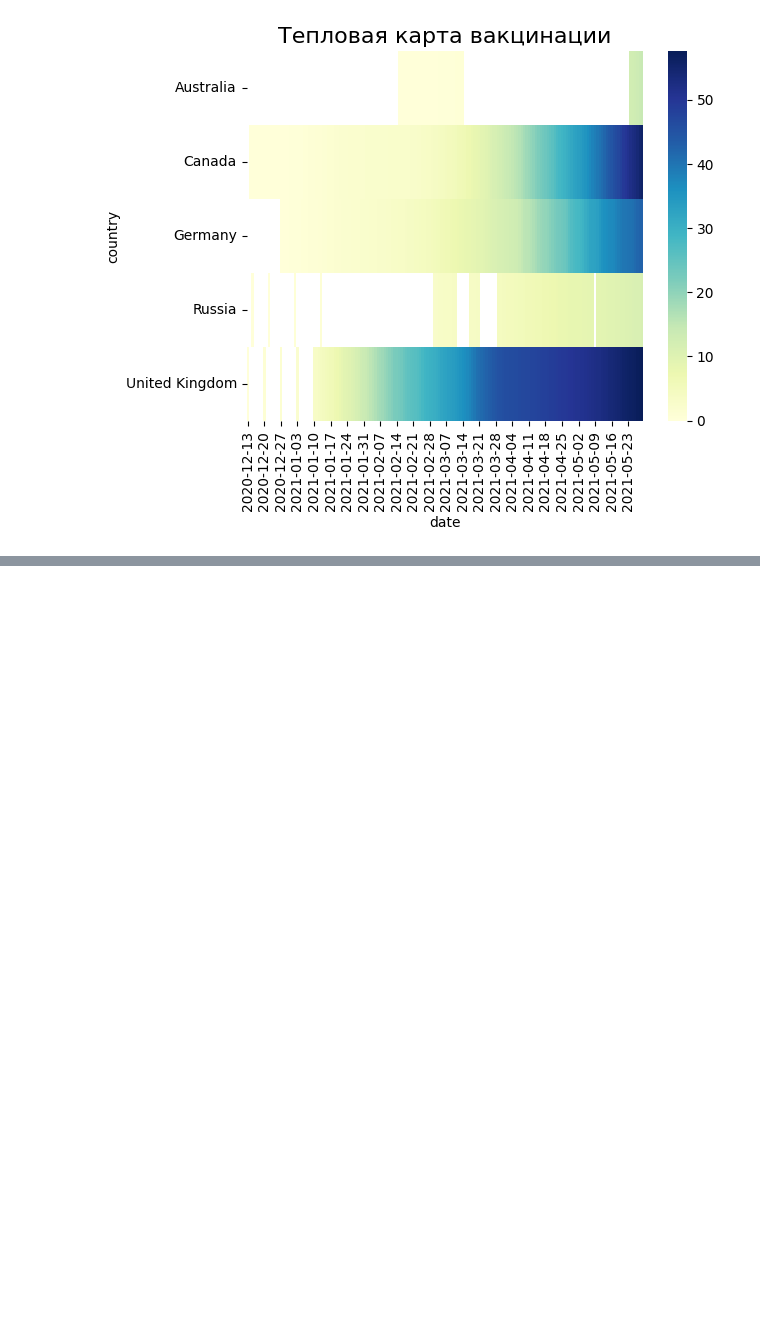
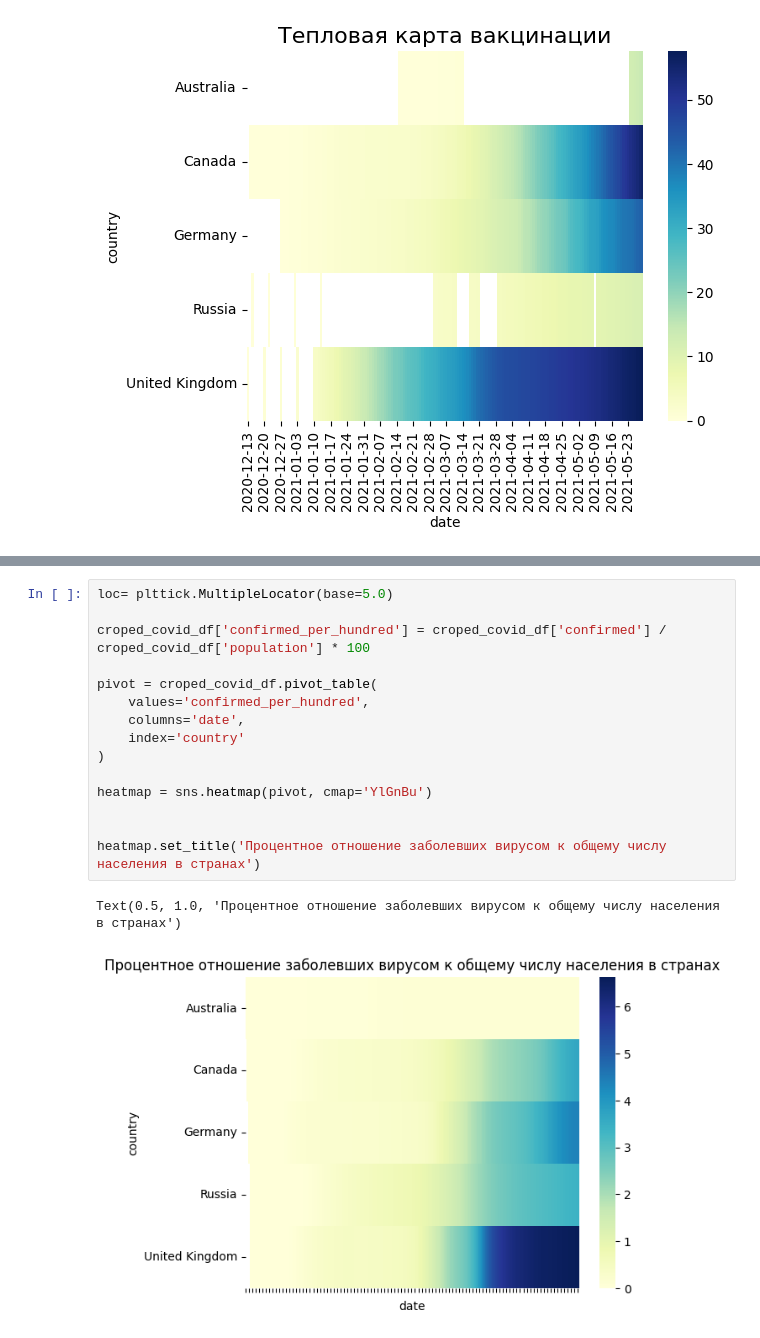
Before and after one commit to SudarickovIlya/DataCleaningProject, a Jupyter notebook: Visualization/Seaborn.ipynb, the cells around one changed output, grey strips where cells are left out. Cells and saved outputs as stored; diff of their text form; blank space fills up the shorter version.

```diff
--- a/Visualization/Seaborn.ipynb
+++ b/Visualization/Seaborn.ipynb
@@ -115,0 +126,18 @@ Text(0.5, 1.0, 'Тепловая карта вакцинации')
+# %%
+loc= plttick.MultipleLocator(base=5.0)
+
+croped_covid_df['confirmed_per_hundred'] = croped_covid_df['confirmed'] / croped_covid_df['population'] * 100
+
+pivot = croped_covid_df.pivot_table(
+    values='confirmed_per_hundred',
+    columns='date',
+    index='country'
+)
+
+heatmap = sns.heatmap(pivot, cmap='YlGnBu')
+
+
+heatmap.set_title('Процентное отношение заболевших вирусом к общему числу населения в странах')
+# %% [output]
+Text(0.5, 1.0, 'Процентное отношение заболевших вирусом к общему числу населения в странах')
+[figure, added]
```
Also changed, not shown: parts of 1 cell of this notebook.
